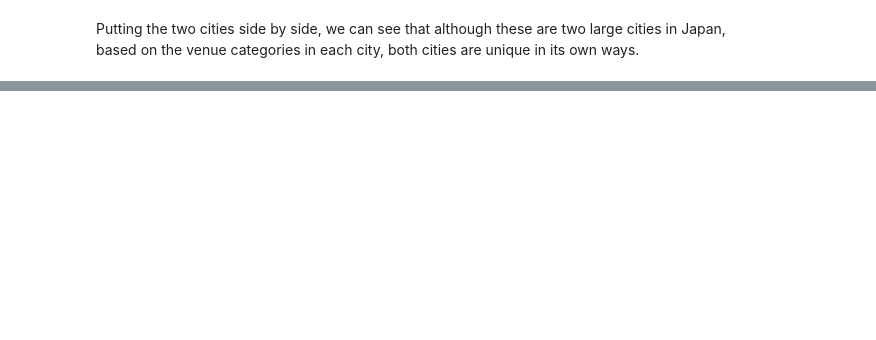
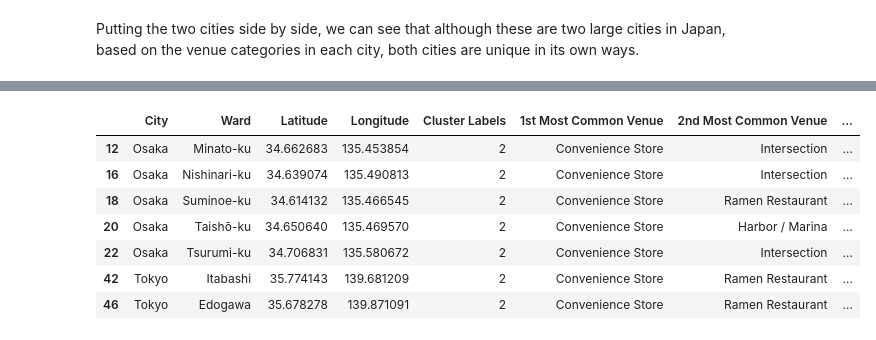
Before and after one commit to dsychin/Coursera_Capstone, a Jupyter notebook: Tokyo_vs_Osaka.ipynb, the cells around one changed output, grey strips where cells are left out. Saved outputs shown, nothing was run; the diff lists cells and outputs as text; code cells hidden in the pictures; blank space fills up the shorter version.

```diff
--- a/Tokyo_vs_Osaka.ipynb
+++ b/Tokyo_vs_Osaka.ipynb
@@ -469,0 +500,11 @@ Putting the two cities side by side, we can see that although these are two larg
+# %%
+merged[merged['Cluster Labels'] == 2]
+# %% [output]
+|  | City | Ward | Latitude | Longitude | Cluster Labels | 1st Most Common Venue | 2nd Most Common Venue | ... |
+| 12 | Osaka | Minato-ku | 34.662683 | 135.453854 | 2 | Convenience Store | Intersection | ... |
+| 16 | Osaka | Nishinari-ku | 34.639074 | 135.490813 | 2 | Convenience Store | Intersection | ... |
+| 18 | Osaka | Suminoe-ku | 34.614132 | 135.466545 | 2 | Convenience Store | Ramen Restaurant | ... |
+| 20 | Osaka | Taishō-ku | 34.650640 | 135.469570 | 2 | Convenience Store | Harbor / Marina | ... |
+| 22 | Osaka | Tsurumi-ku | 34.706831 | 135.580672 | 2 | Convenience Store | Intersection | ... |
+| 42 | Tokyo | Itabashi | 35.774143 | 139.681209 | 2 | Convenience Store | Ramen Restaurant | ... |
+| 46 | Tokyo | Edogawa | 35.678278 | 139.871091 | 2 | Convenience Store | Ramen Restaurant | ... |
```
Also changed, not shown: parts of 7 cells of this notebook.
